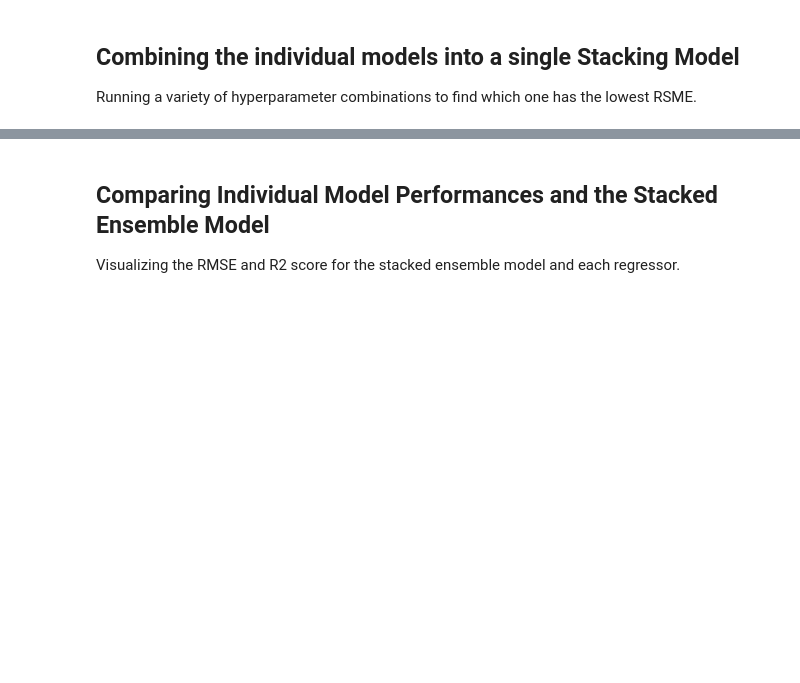
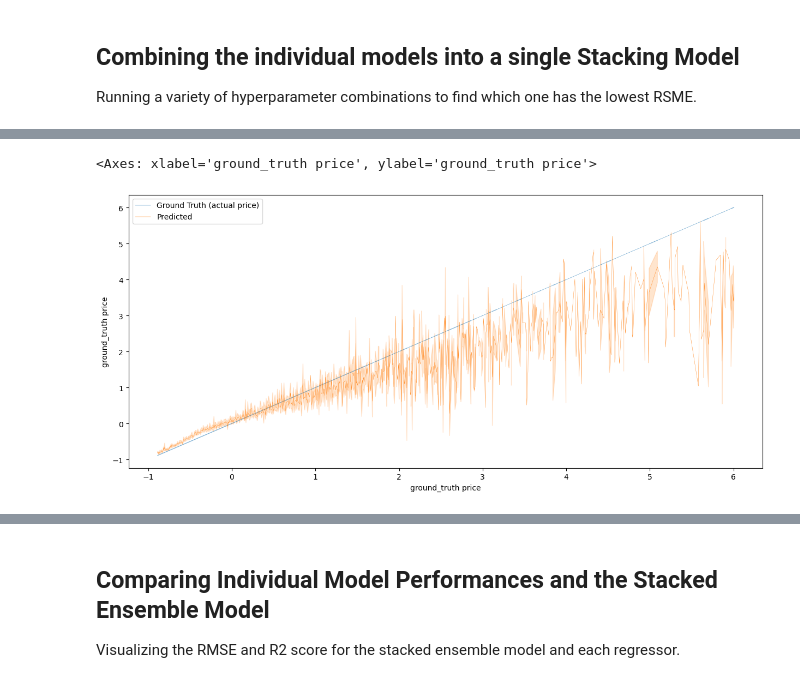
Before and after one commit to THE-MOLECULAR-MAN/portfolio_examples, a Jupyter notebook: python/predicting_airbnb_prices/predicting_airbnb_prices_stacking_model.ipynb, the cells around one changed output, grey strips where cells are left out. Saved outputs shown, nothing was run; the diff lists cells and outputs as text; code cells hidden in the pictures; blank space fills up the shorter version.

```diff
--- a/python/predicting_airbnb_prices/predicting_airbnb_prices_stacking_model.ipynb
+++ b/python/predicting_airbnb_prices/predicting_airbnb_prices_stacking_model.ipynb
@@ -240,0 +358,16 @@ R2: 0.6351118454144045
+# %%
+df_plot4 = pd.DataFrame({'ground_truth price': y, 'predicted price': y_whole_dataset})
+
+df_plot4.sort_values(by="ground_truth price", inplace=True)
+
+fig = plt.figure(figsize=(15, 6.5))
+ax = fig.add_subplot(111)
+
+sns.lineplot(x=df_plot4['ground_truth price'], y=df_plot4['ground_truth price'], linewidth=0.3,
+                legend="full", label='Ground Truth (actual price)')
+
+sns.lineplot(x=df_plot4['ground_truth price'], y=df_plot4['predicted price'], linewidth=0.3,
+                legend="full", label='Predicted')
+# %% [output]
+<Axes: xlabel='ground_truth price', ylabel='ground_truth price'>
+[figure, added]
```
Also changed, not shown: parts of 24 cells of this notebook.
